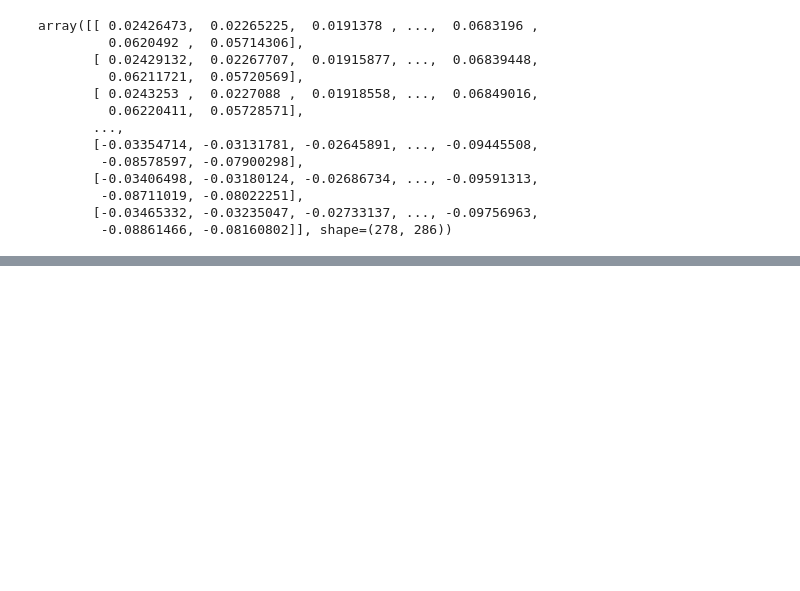
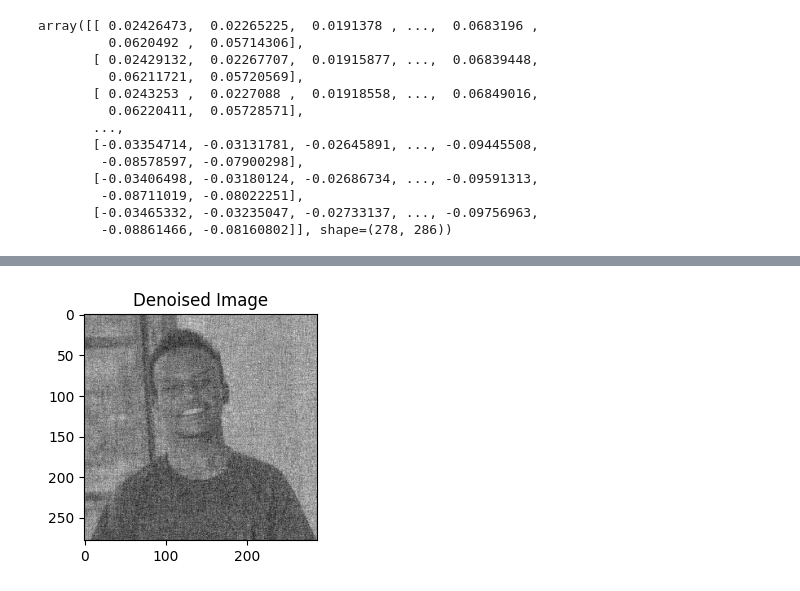
Before and after one commit to Rickmwasofficial/SVD-Image-Compression-, a Jupyter notebook: svd.ipynb, the cells around one changed output, grey strips where cells are left out. Saved outputs shown, nothing was run; the diff lists cells and outputs as text; code cells hidden in the pictures; blank space fills up the shorter version.

```diff
--- a/svd.ipynb
+++ b/svd.ipynb
@@ -107,0 +133,6 @@ for i, k in enumerate(k_values):
+# %%
+### Denoise the image
+svd = SVD(60)
+visual_image("Denoised Image", svd.decompose(noisy)[0])
+# %% [output]
+[figure, added]
```
Also changed, not shown: parts of 7 cells of this notebook.
